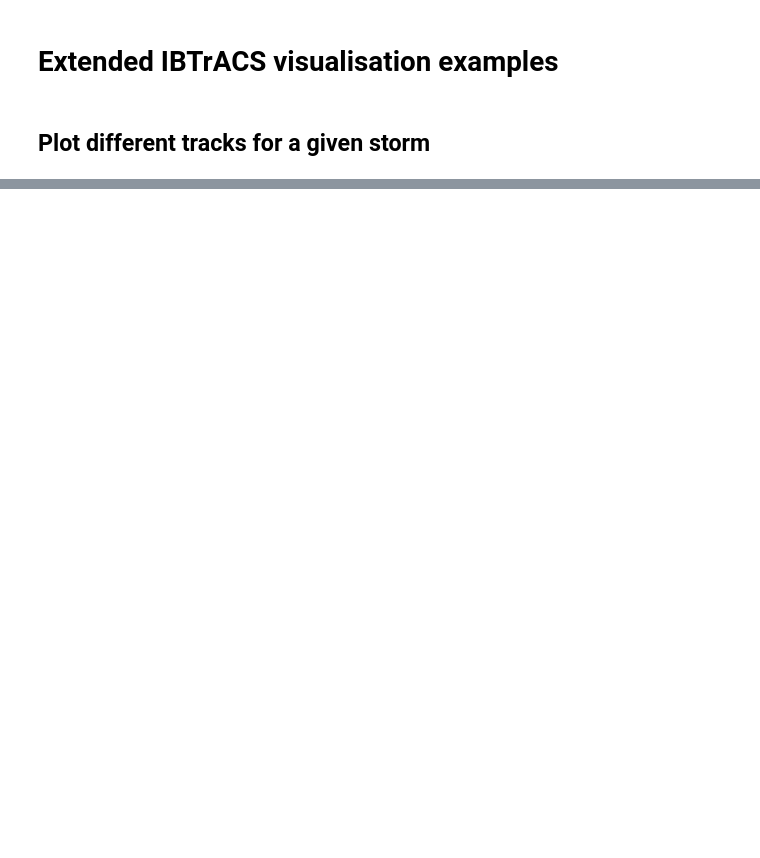
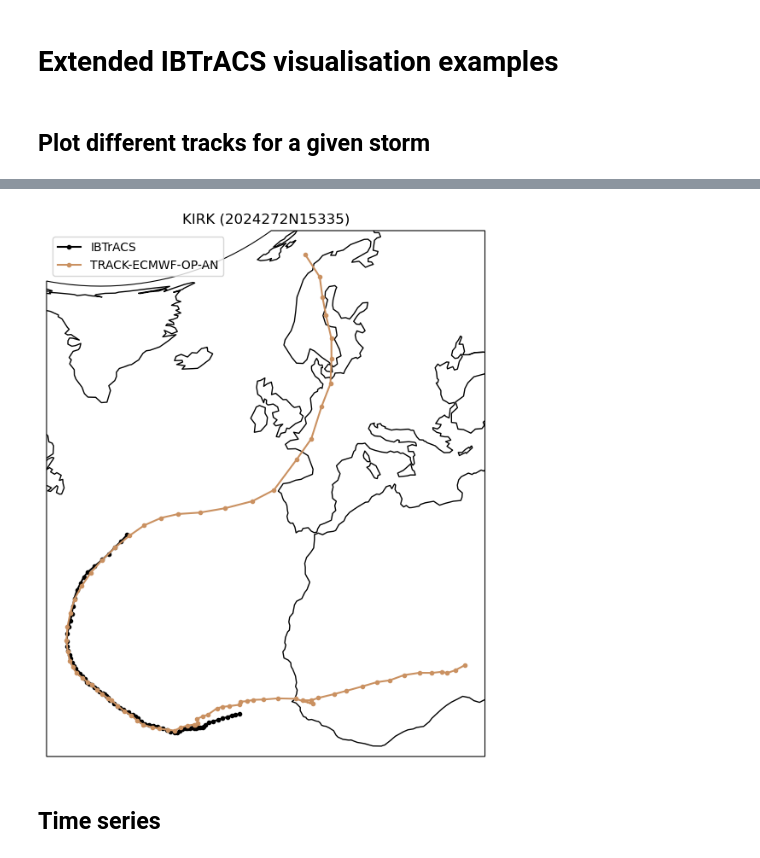
Before and after one commit to Huracan-project/extended-ibtracs, a Jupyter notebook: scripts/Vizualize.ipynb, the cells around one changed output, grey strips where cells are left out. Drawn from its saved outputs; the diff is of its cells as text; code cells hidden in the pictures; blank space fills up the shorter version.

```diff
--- a/scripts/Vizualize.ipynb
+++ b/scripts/Vizualize.ipynb
@@ -58,0 +59,6 @@ plot_composite(eib, "1993251N25293")
+# %%
+plot_composite(eib, "2024272N15335")
+# %% [output]
+[figure, added]
+# %% [markdown]
+## Time series
```
Also changed, not shown: parts of 9 cells of this notebook, 1 other file.
